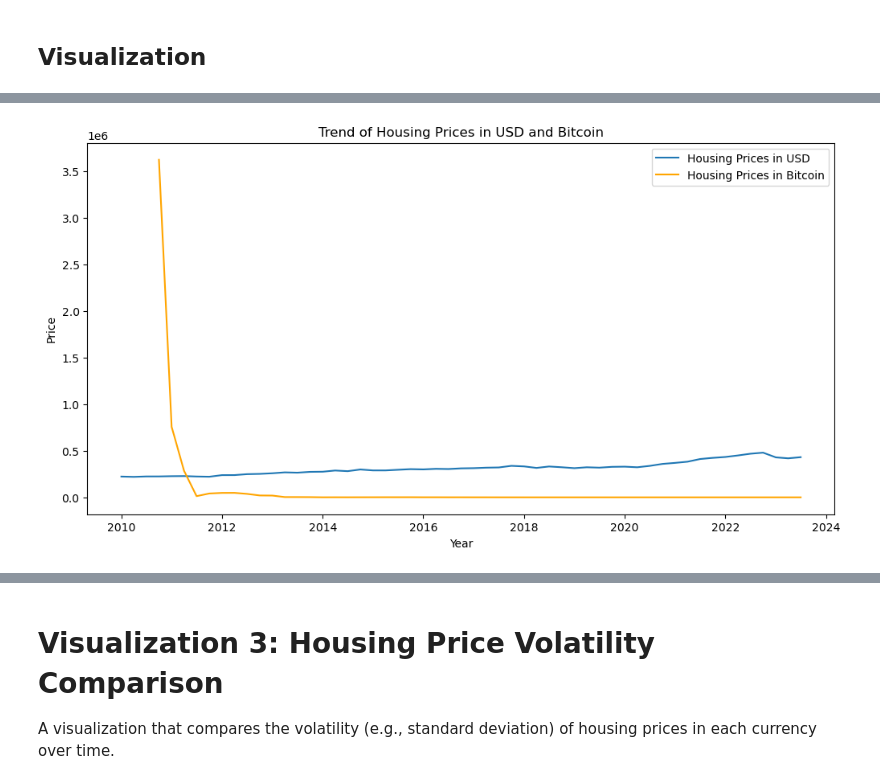
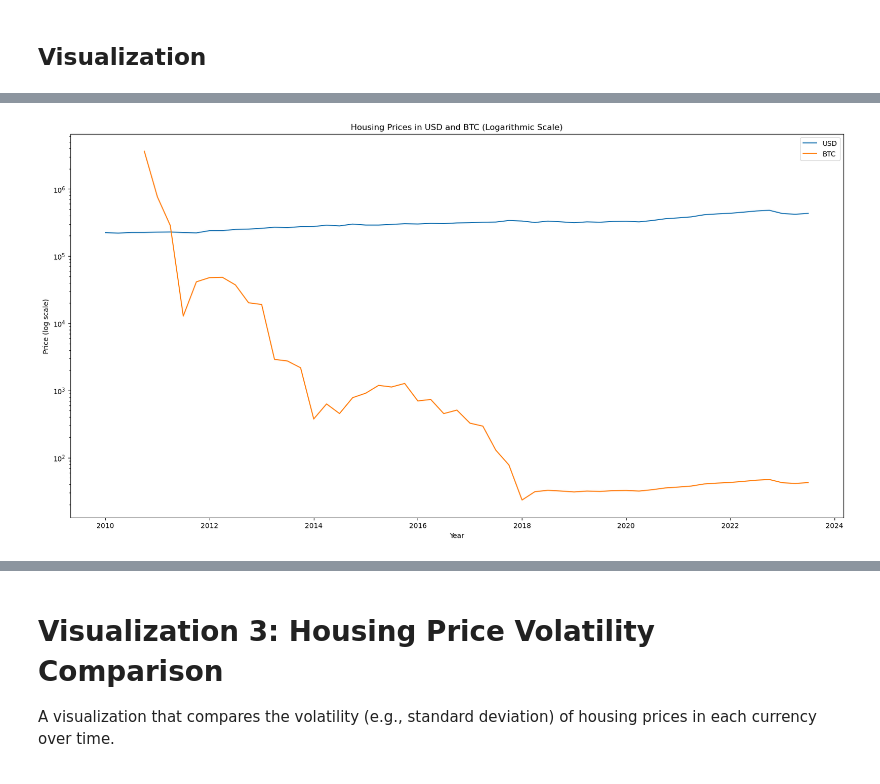
Before and after one commit to juanlavieri/housing_currency, a Jupyter notebook: Comparative_Housing_Prices_Analysis.ipynb, the cells around one changed output, grey strips where cells are left out. Cells and saved outputs as stored; diff of their text form; code cells hidden in the pictures.

```diff
--- a/Comparative_Housing_Prices_Analysis.ipynb
+++ b/Comparative_Housing_Prices_Analysis.ipynb
@@ -90,6 +146,12 @@ quarterly_bitcoin_df = bitcoin_df.resample('Q').last()
 # Since Bitcoin data starts from February 2010, align the datasets from the first quarter of 2010 onwards.
 # This will be the new housing prices DataFrame
 start_date = '2010-01-01'
-aligned_housing_prices_df = housing_prices_df[housing_prices_df.index >= start_date]
+aligned_housing_prices_for_btc_df = housing_prices_df[housing_prices_df.index >= start_date]
 aligned_cpi_df = quarterly_cpi_df[quarterly_cpi_df.index >= start_date]
 aligned_bitcoin_df = quarterly_bitcoin_df[quarterly_bitcoin_df.index >= start_date]
+
+# Print the first few rows of each DataFrame to confirm successful loading
+print('\n\nAligned Housing Prices Data:')
+print(aligned_housing_prices_for_btc_df.head())
+print('\nAligned Bitcoin Prices Data:')
+print(aligned_bitcoin_df.head())
@@ -132,13 +304,14 @@ def housing_to_bitcoin(housing_price, bitcoin_price):
 Use the conversion functions to create new columns in the housing prices DataFrame.
 # %%
 # Align Bitcoin prices with housing prices by date
-bitcoin_aligned_to_housing = aligned_bitcoin_df['y'].reindex(aligned_housing_prices_df.index, method='nearest')
+bitcoin_aligned_to_housing = aligned_bitcoin_df['y'].reindex(aligned_housing_prices_for_btc_df.index, method='nearest')
 
 # Use .loc to ensure the operation is done on the DataFrame directly
-aligned_housing_prices_df.loc[:, 'Bitcoin Equivalent'] = aligned_housing_prices_df['MSPUS'] / bitcoin_aligned_to_housing
+housing_prices_with_btc_df = aligned_housing_prices_for_btc_df.copy()
+housing_prices_with_btc_df.loc[:, 'Bitcoin Equivalent'] = aligned_housing_prices_for_btc_df['MSPUS'] / bitcoin_aligned_to_housing
 
-
-# Placeholder for gold equivalent (to be defined later)
-# gold_aligned_to_housing = aligned_gold_df['y'].reindex(aligned_housing_prices_df.index, method='nearest')
-# aligned_housing_prices_df['Gold Equivalent'] = aligned_housing_prices_df['MSPUS'] / gold_aligned_to_housing
+# Print the first few rows of each DataFrame to confirm successful loading
+print('\n\nHousing Prices Data with Bitcoin Equivalent:')
+print(housing_prices_with_btc_df.head())
+display(bitcoin_aligned_to_housing.head())
 # %% [output]
@@ -239,13 +480,12 @@ A line graph to show how housing prices have trended over time in both U.S. doll
 # %%
-import matplotlib.pyplot as plt
-
-plt.figure(figsize=(12, 6))
-plt.plot(aligned_housing_prices_df.index, aligned_housing_prices_df['MSPUS'], label='Housing Prices in USD')
-plt.plot(aligned_housing_prices_df.index, aligned_housing_prices_df['Bitcoin Equivalent'], label='Housing Prices in Bitcoin', color='orange')
-plt.title('Trend of Housing Prices in USD and Bitcoin')
+plt.figure(figsize=(20, 10))
+plt.yscale('log')  # Set the y-axis to a logarithmic scale
+plt.plot(aligned_housing_prices_for_btc_df.index, aligned_housing_prices_for_btc_df['MSPUS'], label='USD')
+plt.plot(aligned_housing_prices_for_btc_df.index, housing_prices_with_btc_df['Bitcoin Equivalent'], label='BTC')
+plt.title('Housing Prices in USD and BTC (Logarithmic Scale)')
 plt.xlabel('Year')
-plt.ylabel('Price')
+plt.ylabel('Price (log scale)')
 plt.legend()
 plt.show()
 # %% [output]
-[figure, old version]
+[figure, new version]
```
Also changed, not shown: parts of 30 cells of this notebook, 5 other files.
